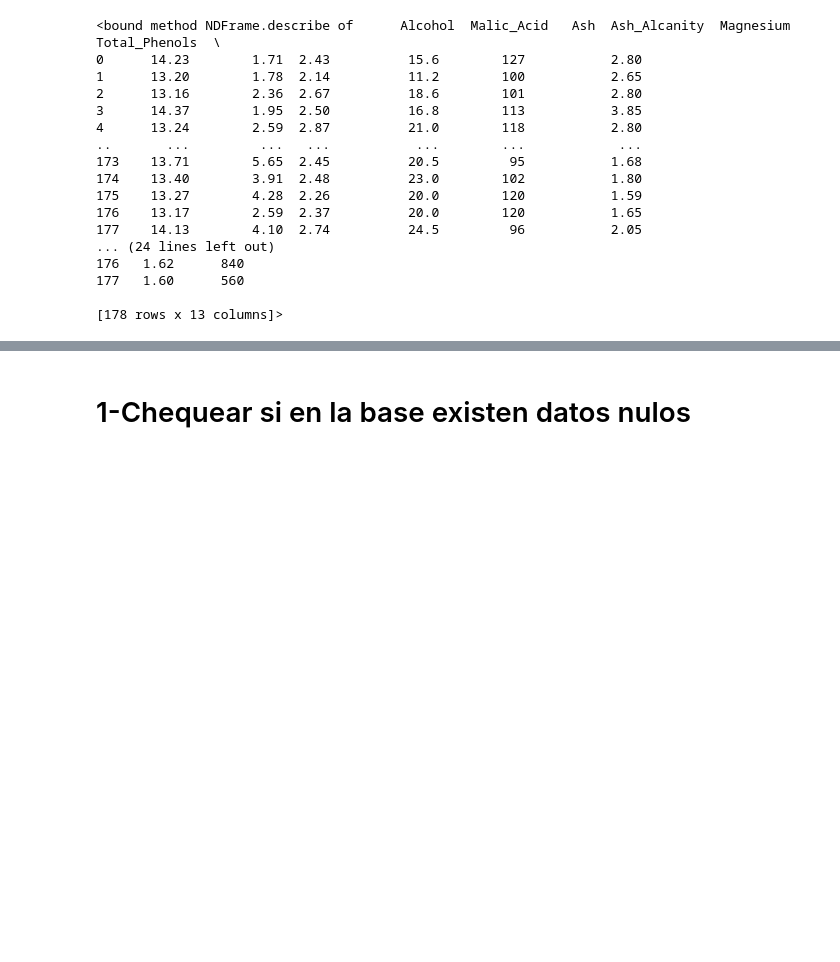
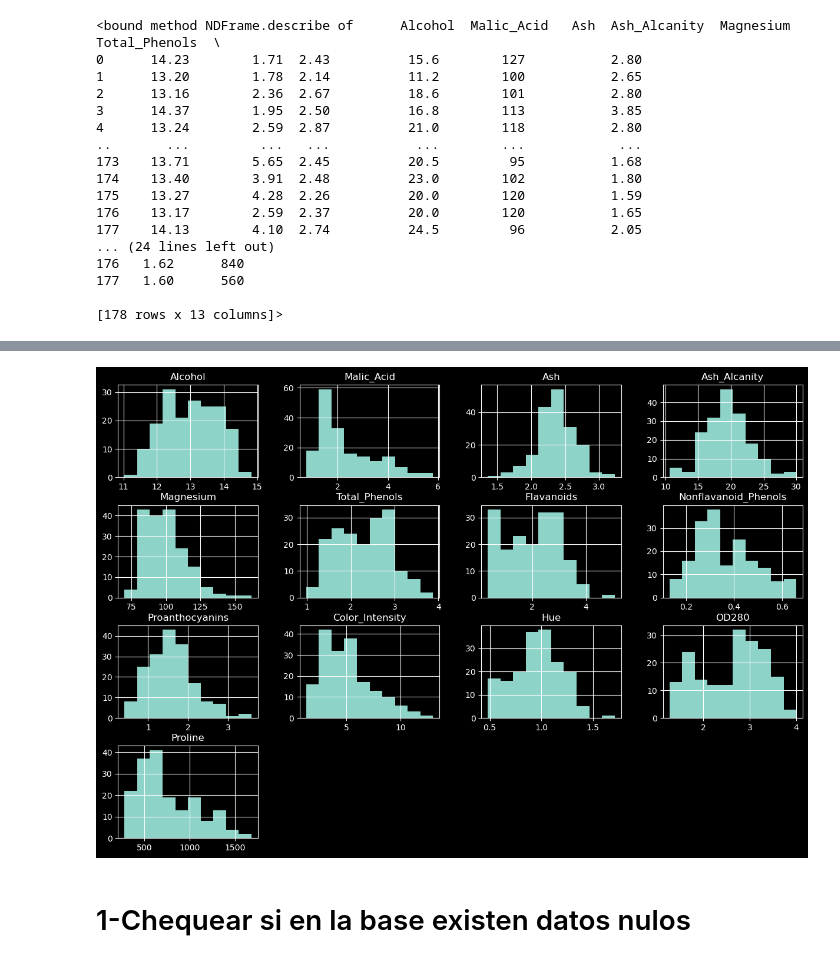
Before and after one commit to thejoresp/CienciaDatos, a Jupyter notebook: cloustering.ipynb, the cells around one changed output, grey strips where cells are left out. Drawn from its saved outputs; the diff is of its cells as text; code cells hidden in the pictures; blank space fills up the shorter version.

```diff
--- a/cloustering.ipynb
+++ b/cloustering.ipynb
@@ -73,3 +90,8 @@ wine.head()
+# %%
+wine.hist(figsize=(15, 10))
+plt.show()
+# %% [output]
+[figure, added]
 # %% [markdown]
 # 1-Chequear si en la base existen datos nulos
 # %%
```
Also changed, not shown: parts of 4 cells of this notebook.
